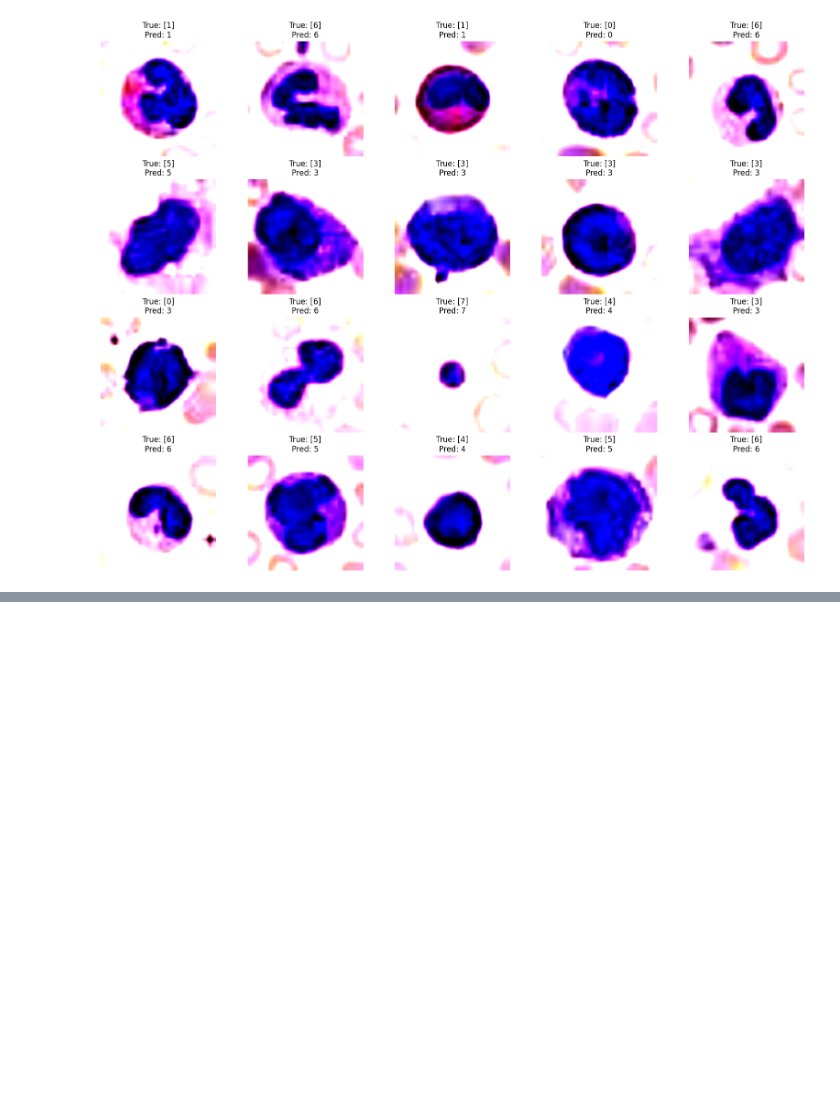
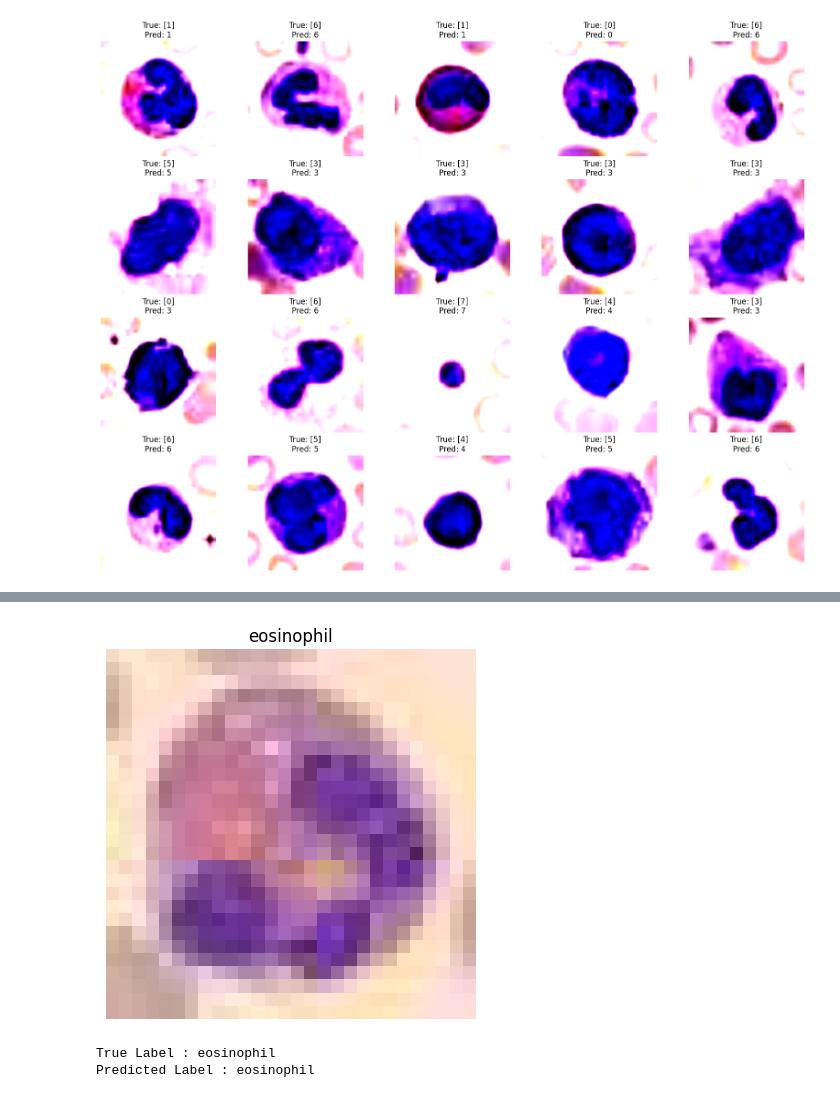
Before and after one commit to DhiaElhak-Ezzeddini/Vision_Transformer_for_Microscopy_Images_Classification, a Jupyter notebook: BloodMNIST_Dataset.ipynb, the cells around one changed output, grey strips where cells are left out. Drawn from its saved outputs; the diff is of its cells as text; code cells hidden in the pictures; blank space fills up the shorter version.

```diff
--- a/BloodMNIST_Dataset.ipynb
+++ b/BloodMNIST_Dataset.ipynb
@@ -598,0 +652,18 @@ plt.show()
+# %%
+def predict_class(img_indice,class_names):
+    img,label = Inference_data[img_indice]
+    img_tensor = base_transform(img).unsqueeze(0).to(device) ## to tensor / add batch dimension / to device
+    with torch.no_grad():
+        outputs = model(img_tensor)
+        pred = torch.argmax(outputs, dim=1).item()
+    plt.imshow(img)
+    plt.title(class_names[int(label.item())])
+    plt.axis('off')
+    plt.show()
+    print(f"True Label : {class_names[pred]} \nPredicted Label : {class_names[int(label.item())]}")
+# %%
+predict_class(51,class_names)
+# %% [output]
+[figure, added]
+True Label : eosinophil
+Predicted Label : eosinophil
```
Also changed, not shown: parts of 15 cells of this notebook.
